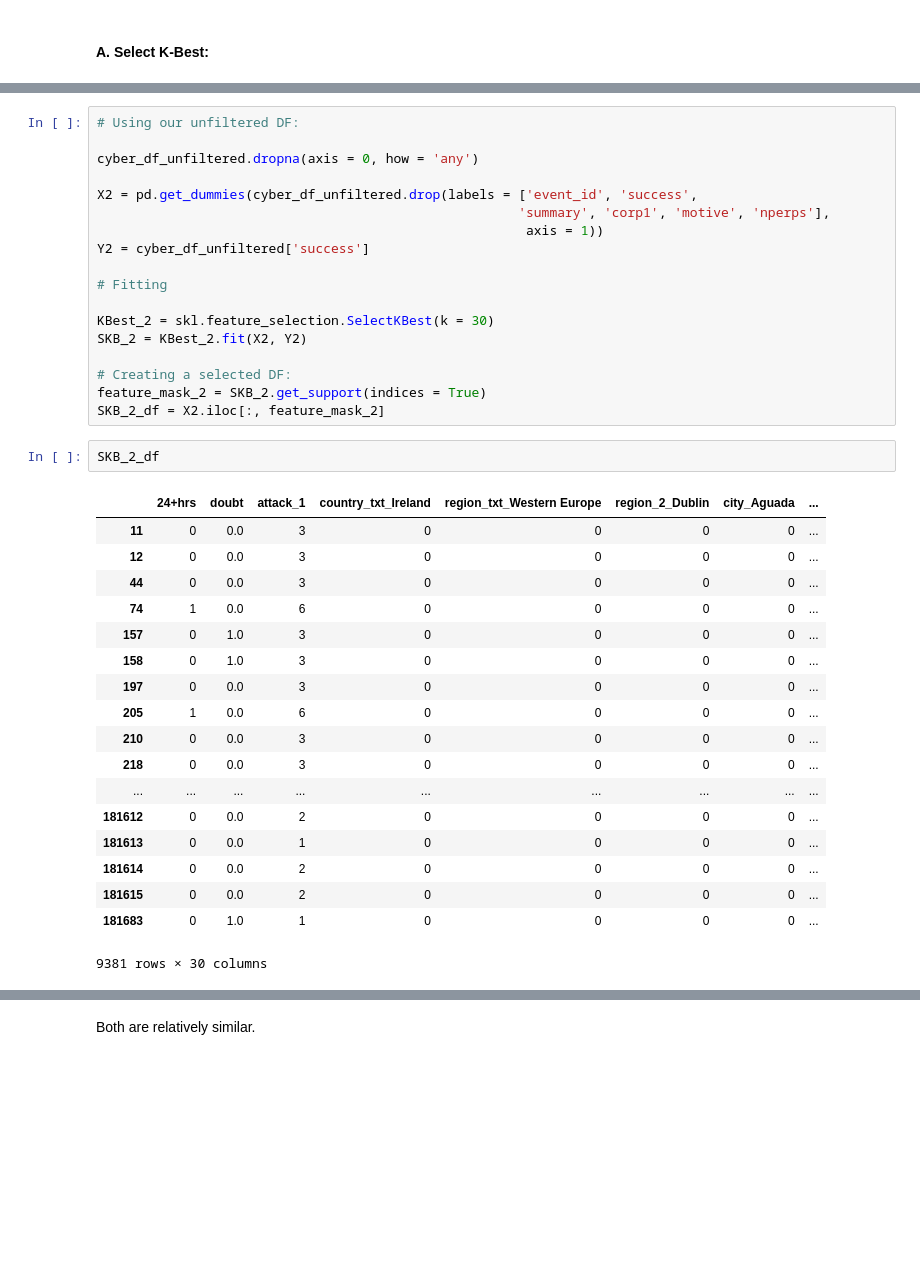
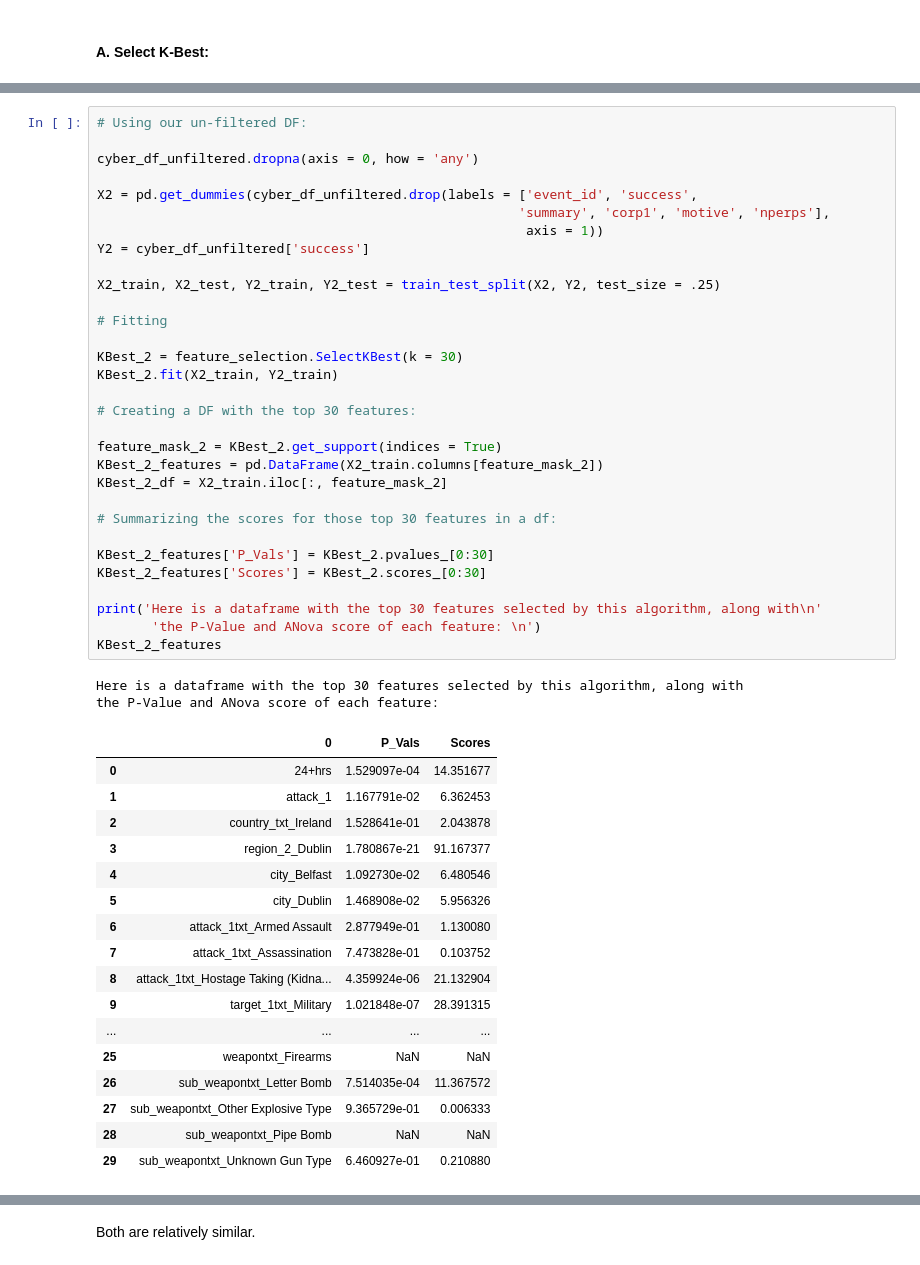
Before and after one commit to Begecky/Thinkful_Materials, a Jupyter notebook: CyberTerrorism2.ipynb, the cells around one changed output, grey strips where cells are left out. Drawn from its saved outputs; the diff is of its cells as text; blank space fills up the shorter version.

```diff
--- a/CyberTerrorism2.ipynb
+++ b/CyberTerrorism2.ipynb
@@ -649,39 +687,51 @@ SKB_1_df = X.iloc[:, feature_mask]
 # %%
-# Using our unfiltered DF:
+# Using our un-filtered DF:
 
 cyber_df_unfiltered.dropna(axis = 0, how = 'any')
 
 X2 = pd.get_dummies(cyber_df_unfiltered.drop(labels = ['event_id', 'success',
                                                       'summary', 'corp1', 'motive', 'nperps'],
                                                        axis = 1))
 Y2 = cyber_df_unfiltered['success']
 
+X2_train, X2_test, Y2_train, Y2_test = train_test_split(X2, Y2, test_size = .25)
+
 # Fitting
 
-KBest_2 = skl.feature_selection.SelectKBest(k = 30)
-SKB_2 = KBest_2.fit(X2, Y2)
+KBest_2 = feature_selection.SelectKBest(k = 30)
+KBest_2.fit(X2_train, Y2_train)
 
-# Creating a selected DF:
-feature_mask_2 = SKB_2.get_support(indices = True)
-SKB_2_df = X2.iloc[:, feature_mask_2]
+# Creating a DF with the top 30 features:
+
+feature_mask_2 = KBest_2.get_support(indices = True)
+KBest_2_features = pd.DataFrame(X2_train.columns[feature_mask_2])
+KBest_2_df = X2_train.iloc[:, feature_mask_2]
+
+# Summarizing the scores for those top 30 features in a df:
+
+KBest_2_features['P_Vals'] = KBest_2.pvalues_[0:30]
+KBest_2_features['Scores'] = KBest_2.scores_[0:30]
+
+print('Here is a dataframe with the top 30 features selected by this algorithm, along with\n'
+       'the P-Value and ANova score of each feature: \n')
+KBest_2_features
+# %% [output]
+Here is a dataframe with the top 30 features selected by this algorithm, along with
+the P-Value and ANova score of each feature:
+|  | 0 | P_Vals | Scores |
+| 0 | 24+hrs | 1.529097e-04 | 14.351677 |
+| 1 | attack_1 | 1.167791e-02 | 6.362453 |
+| 2 | country_txt_Ireland | 1.528641e-01 | 2.043878 |
+| 3 | region_2_Dublin | 1.780867e-21 | 91.167377 |
+| 4 | city_Belfast | 1.092730e-02 | 6.480546 |
+| 5 | city_Dublin | 1.468908e-02 | 5.956326 |
+| 6 | attack_1txt_Armed Assault | 2.877949e-01 | 1.130080 |
+| 7 | attack_1txt_Assassination | 7.473828e-01 | 0.103752 |
+| 8 | attack_1txt_Hostage Taking (Kidna... | 4.359924e-06 | 21.132904 |
+| 9 | target_1txt_Military | 1.021848e-07 | 28.391315 |
+| ... | ... | ... | ... |
+| 25 | weapontxt_Firearms | NaN | NaN |
+| 26 | sub_weapontxt_Letter Bomb | 7.514035e-04 | 11.367572 |
+| 27 | sub_weapontxt_Other Explosive Type | 9.365729e-01 | 0.006333 |
+| 28 | sub_weapontxt_Pipe Bomb | NaN | NaN |
+| 29 | sub_weapontxt_Unknown Gun Type | 6.460927e-01 | 0.210880 |
-# %%
-SKB_2_df
-# %% [output]
-|  | 24+hrs | doubt | attack_1 | country_txt_Ireland | region_txt_Western Europe | region_2_Dublin | city_Aguada | ... |
-| 11 | 0 | 0.0 | 3 | 0 | 0 | 0 | 0 | ... |
-| 12 | 0 | 0.0 | 3 | 0 | 0 | 0 | 0 | ... |
-| 44 | 0 | 0.0 | 3 | 0 | 0 | 0 | 0 | ... |
-| 74 | 1 | 0.0 | 6 | 0 | 0 | 0 | 0 | ... |
-| 157 | 0 | 1.0 | 3 | 0 | 0 | 0 | 0 | ... |
-| 158 | 0 | 1.0 | 3 | 0 | 0 | 0 | 0 | ... |
-| 197 | 0 | 0.0 | 3 | 0 | 0 | 0 | 0 | ... |
-| 205 | 1 | 0.0 | 6 | 0 | 0 | 0 | 0 | ... |
-| 210 | 0 | 0.0 | 3 | 0 | 0 | 0 | 0 | ... |
-| 218 | 0 | 0.0 | 3 | 0 | 0 | 0 | 0 | ... |
-| ... | ... | ... | ... | ... | ... | ... | ... | ... |
-| 181612 | 0 | 0.0 | 2 | 0 | 0 | 0 | 0 | ... |
-| 181613 | 0 | 0.0 | 1 | 0 | 0 | 0 | 0 | ... |
-| 181614 | 0 | 0.0 | 2 | 0 | 0 | 0 | 0 | ... |
-| 181615 | 0 | 0.0 | 2 | 0 | 0 | 0 | 0 | ... |
-| 181683 | 0 | 1.0 | 1 | 0 | 0 | 0 | 0 | ... |
-9381 rows × 30 columns
```
Also changed, not shown: parts of 33 cells of this notebook, 1 other file.
